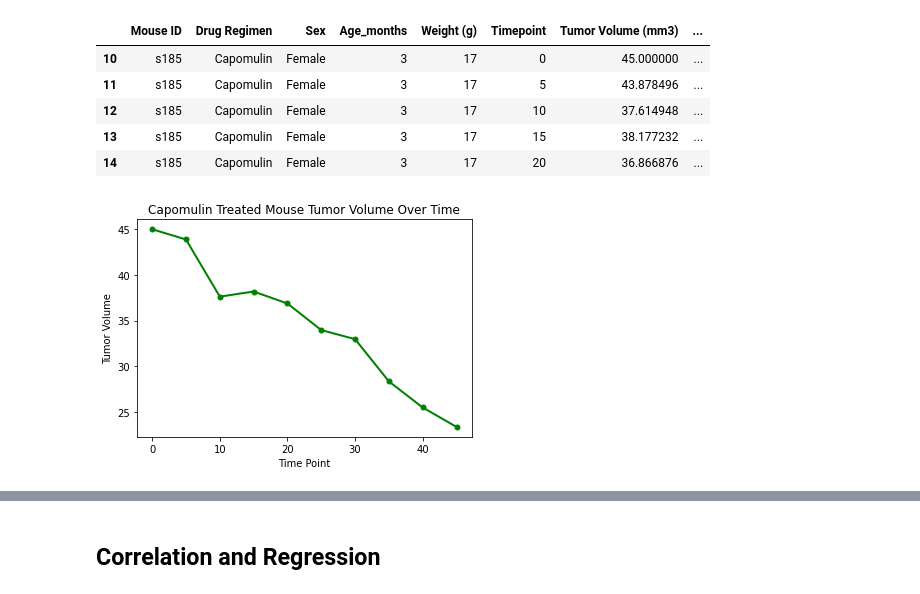
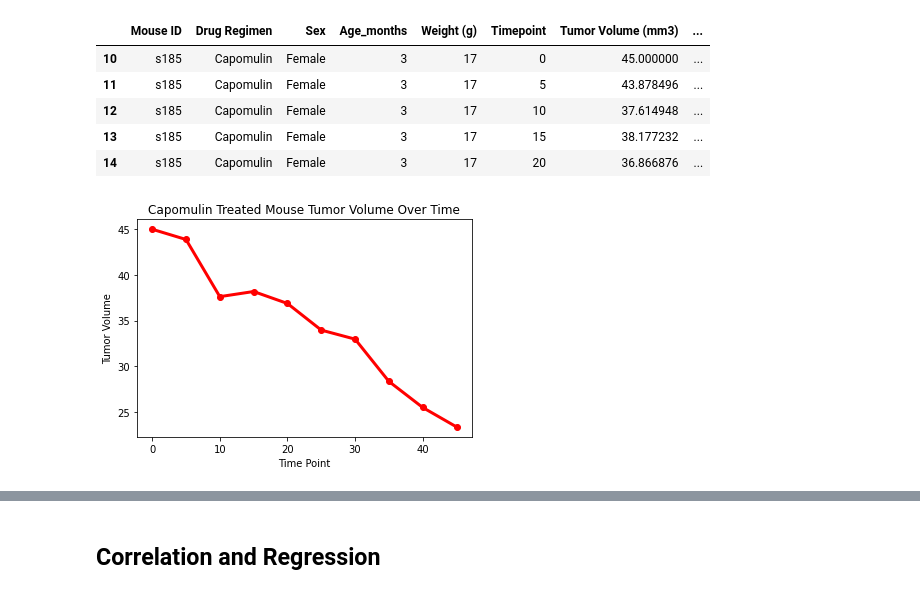
Before and after one commit to jcwells18/MatPlotLib---Challenge, a Jupyter notebook: pymaceuticals_starter.ipynb, the cells around one changed output, grey strips where cells are left out. Drawn from its saved outputs; the diff is of its cells as text; code cells hidden in the pictures.

```diff
--- a/pymaceuticals_starter.ipynb
+++ b/pymaceuticals_starter.ipynb
@@ -368,19 +367,19 @@ capomulin_data.head()
 # %%
 #define capomulin mouse data for line
 line_data = capomulin_data.loc[capomulin_data["Mouse ID"]=="s185",:]
 line_data.head()
 x_axis = line_data['Timepoint']
 y_axis = line_data['Tumor Volume (mm3)']
 
 #plot line and apply labels
-plt.plot(x_axis,y_axis,linewidth=2,markersize=5,marker="o",color="green")
+plt.plot(x_axis,y_axis,linewidth=3,markersize=6,marker="o",color="red")
 plt.xlabel("Time Point")
 plt.ylabel("Tumor Volume")
 plt.title("Capomulin Treated Mouse Tumor Volume Over Time")
 
 plt.show()
 # %% [output]
-[figure, old version]
+[figure, new version]
 # %%
 # Generate a scatter plot of average tumor volume vs. mouse weight for the Capomulin regimen
 capomulin_data.head()
```
Also changed, not shown: parts of 7 cells of this notebook.
